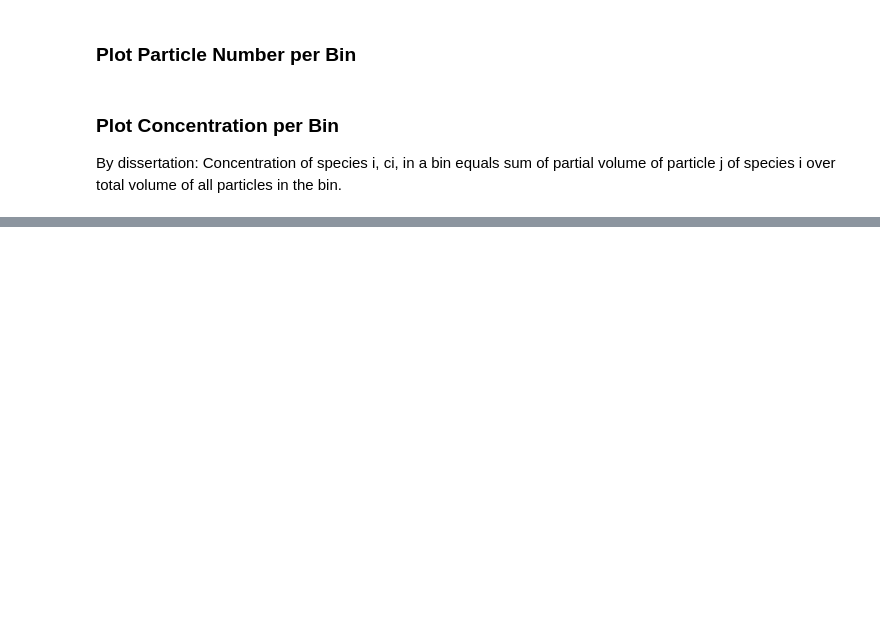
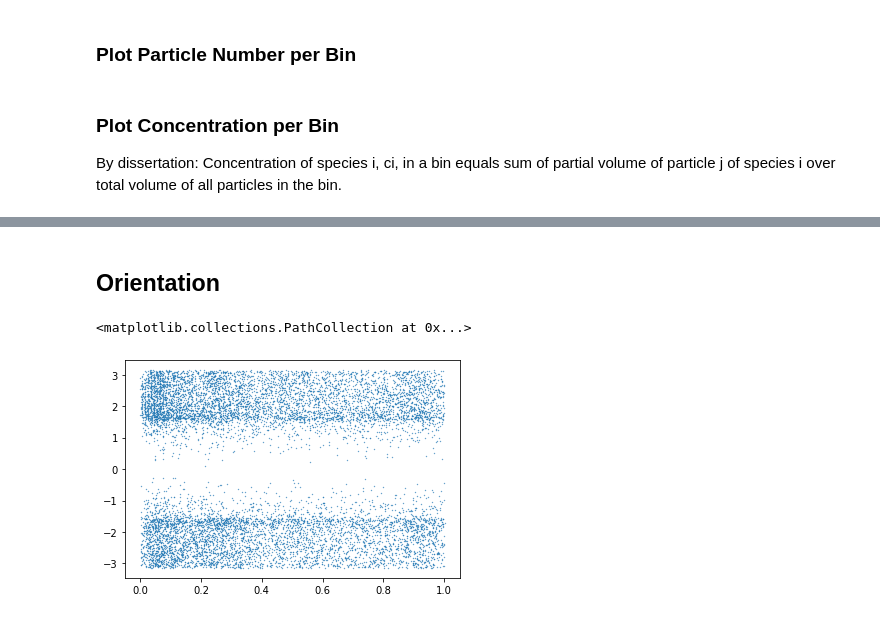
Before and after one commit to em-coder923/non_spherical_forces, a Jupyter notebook: Data analysis of non-spherical intruders.ipynb, the cells around one changed output, grey strips where cells are left out. Drawn from its saved outputs; the diff is of its cells as text; code cells hidden in the pictures; blank space fills up the shorter version.

```diff
--- a/Data analysis of non-spherical intruders.ipynb
+++ b/Data analysis of non-spherical intruders.ipynb
@@ -460,0 +446,2 @@ Prtc_Conc(48,5)
+# %% [markdown]
+## Orientation
@@ -460,0 +452,30 @@ Prtc_Conc(48,5)
+# %%
+from pyquaternion import Quaternion
+particle = 0
+frame = 0
+
+df = pd.DataFrame(data={
+    'xp': pData[4,:,frame],
+    'SE_a': pData[11,:,frame],
+    'SE_b': pData[12,:,frame],
+    'SE_c': pData[13,:,frame],
+    'q1': pData[16,:,frame],
+    'q2': pData[17,:,frame],
+    'q3': pData[18,:,frame],
+    'q4': pData[19,:,frame]})
+df = df[df.SE_a != 0]
+SE_a_vals = df.SE_a.unique()
+SE_a_1 = df[df.SE_a == SE_a_vals[0]]
+
+q=[]
+r_angles=[]
+for i in range(len(df['q1'])):
+    q.append(Quaternion(df.q1.iloc[i], df.q2.iloc[i], df.q3.iloc[i], df.q4.iloc[i]))
+    r_angles.append(q[i].radians)
+
+df['r_angles'] = r_angles
+
+plt.scatter(df['xp'], df['r_angles'], s=.1 )
+# %% [output]
+<matplotlib.collections.PathCollection at 0x...>
+[figure, added]
```
Also changed, not shown: parts of 35 cells of this notebook.
